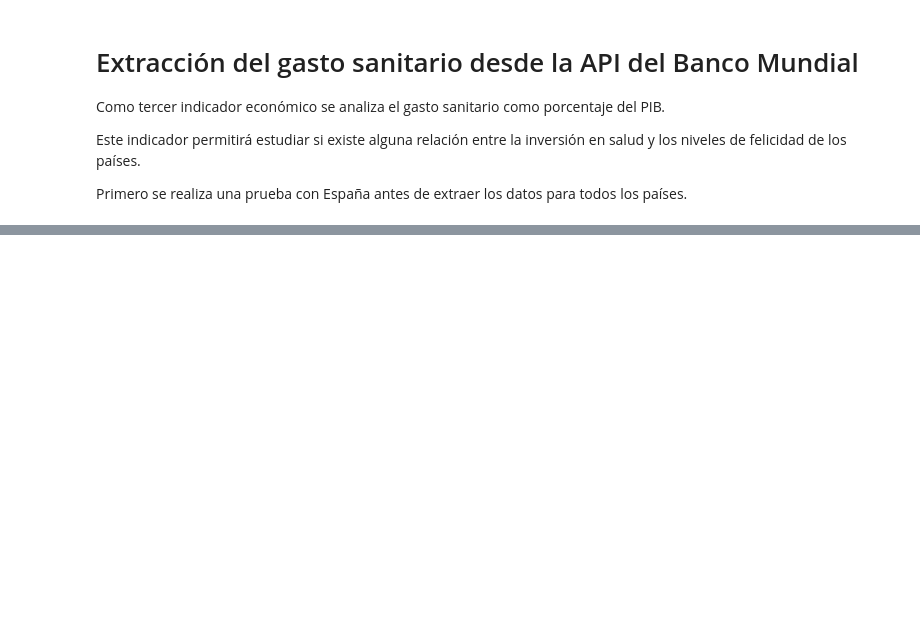
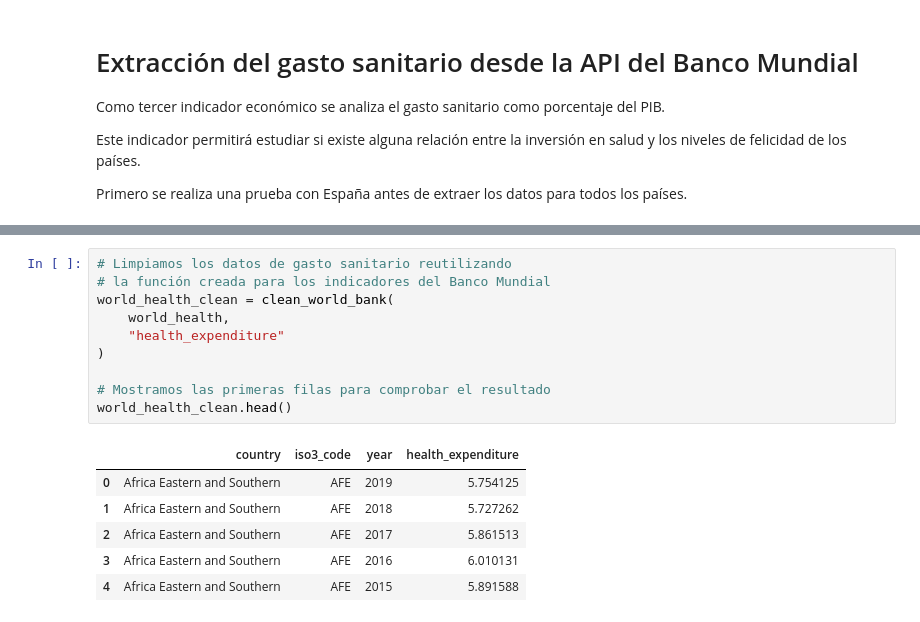
Before and after one commit to beafernandez22/SQL_Project, a Jupyter notebook: SQL_Project.ipynb, the cells around one changed output, grey strips where cells are left out. Drawn from its saved outputs; the diff is of its cells as text; blank space fills up the shorter version.

```diff
--- a/SQL_Project.ipynb
+++ b/SQL_Project.ipynb
@@ -996,0 +1100,17 @@ Primero se realiza una prueba con España antes de extraer los datos para todos
+# %%
+# Limpiamos los datos de gasto sanitario reutilizando
+# la función creada para los indicadores del Banco Mundial
+world_health_clean = clean_world_bank(
+    world_health,
+    "health_expenditure"
+)
+
+# Mostramos las primeras filas para comprobar el resultado
+world_health_clean.head()
+# %% [output]
+|  | country | iso3_code | year | health_expenditure |
+| 0 | Africa Eastern and Southern | AFE | 2019 | 5.754125 |
+| 1 | Africa Eastern and Southern | AFE | 2018 | 5.727262 |
+| 2 | Africa Eastern and Southern | AFE | 2017 | 5.861513 |
+| 3 | Africa Eastern and Southern | AFE | 2016 | 6.010131 |
+| 4 | Africa Eastern and Southern | AFE | 2015 | 5.891588 |
```
Also changed, not shown: parts of 16 cells of this notebook, 4 other files.
